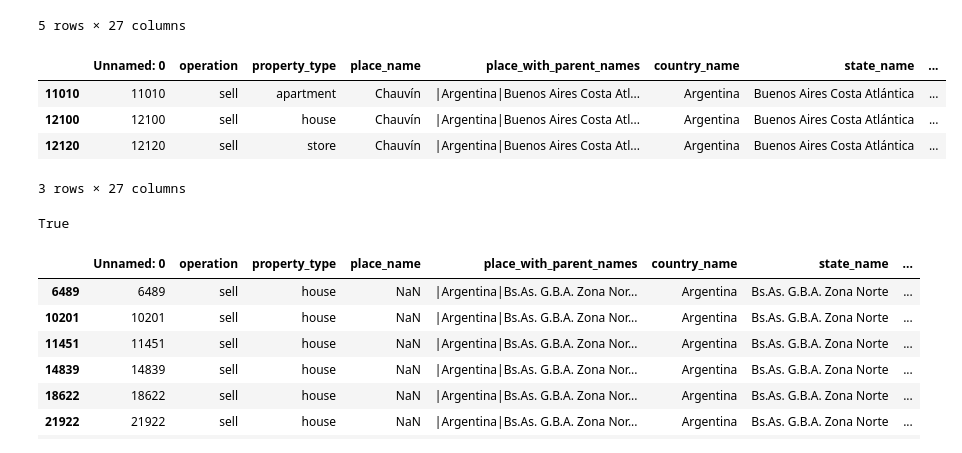
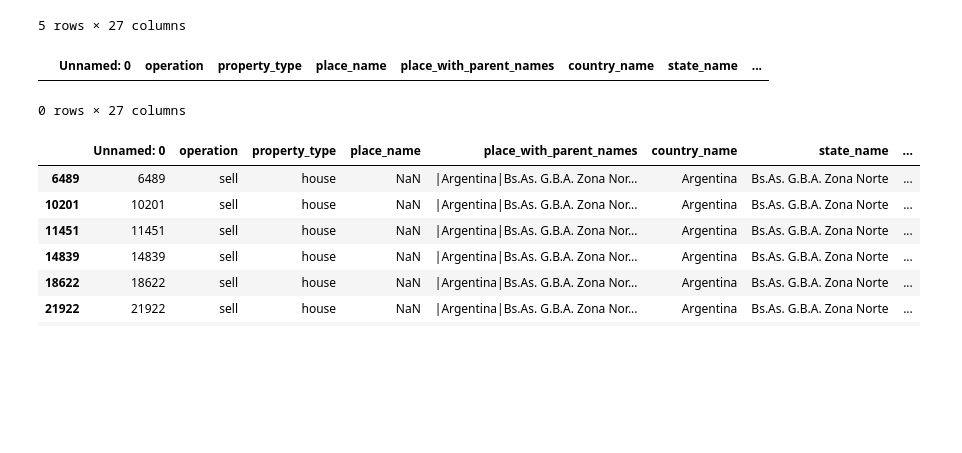
Before and after one commit to giustipatricio/grupo4-1120_ed_13, a Jupyter notebook: M2.ipynb, the cells around one changed output. Saved outputs shown, nothing was run; the diff lists cells and outputs as text; code cells hidden in the pictures; blank space fills up the shorter version.

```diff
--- a/M2.ipynb
+++ b/M2.ipynb
@@ -188,6 +198,8 @@ data[mdq_mask].head()
 | 71 | 71 | sell | PH | Mar del Plata | |Argentina|Buenos Aires Costa Atl... | Argentina | Buenos Aires Costa Atlántica | ... |
 5 rows × 27 columns
 # %%
+#estructuramos que cada una de los barrios de Mar del Plata ahora tenga incluido en su descripcion que pertenece a dicha ciudad
+#a fin de poder alcanzar el dato correctamente
 mdq_la_perla_mask = data["place_with_parent_names"] == "|Argentina|Buenos Aires Costa Atlántica|Mar del Plata|La Perla|"
 data.loc[mdq_la_perla_mask, "place_name_clean"] = "Mar del Plata La Perla"
 
@@ -318,49 +330,40 @@ mdq_hermitage_mask = data["place_with_parent_names"] =="|Argentina|Buenos Aires
 data.loc[mdq_hermitage_mask, "place_name_clean"] = "Mar del Plata Hermitage"
 
 mdq_bsarmiento_mask = data["place_with_parent_names"] =="|Argentina|Buenos Aires Costa Atlántica|Mar del Plata|Barrio Sarmiento|"
 data.loc[mdq_bsarmiento_mask, "place_name_clean"] = "Mar del Plata - Barrio Sarmiento"
 #
 mdq_alfar_mask = data["place_with_parent_names"] =="|Argentina|Buenos Aires Costa Atlántica|Mar del Plata|Alfar|"
 data.loc[mdq_alfar_mask, "place_name_clean"] = "Mar del Plata Alfar"
 
 mdq_gsanmartin_mask = data["place_with_parent_names"] =="|Argentina|Buenos Aires Costa Atlántica|Mar del Plata|Gral San Martin|"
 data.loc[mdq_gsanmartin_mask, "place_name_clean"] = "Mar del Plata Gral San Martin"
 
 mdq_faronorte_mask = data["place_with_parent_names"] =="|Argentina|Buenos Aires Costa Atlántica|Mar del Plata|Faro Norte|"
 data.loc[mdq_faronorte_mask, "place_name_clean"] = "Mar del Plata Faro Norte"
 
 mdq_puntaiglesia_mask = data["place_with_parent_names"] =="|Argentina|Buenos Aires Costa Atlántica|Mar del Plata|Punta Iglesia|"
 data.loc[mdq_puntaiglesia_mask, "place_name_clean"] = "Mar del Plata Punta Iglesia"
 
 mdq_pserena_mask = data["place_with_parent_names"] =="|Argentina|Buenos Aires Costa Atlántica|Mar del Plata|Playa Serena|"
 data.loc[mdq_pserena_mask, "place_name_clean"] = "Mar del Plata Playa Serena"
 
 mdq_juramento_mask = data["place_with_parent_names"] =="|Argentina|Buenos Aires Costa Atlántica|Mar del Plata|Juramento|"
 data.loc[mdq_juramento_mask, "place_name_clean"] = "Mar del Plata Juramento"
 
 mdq_bcamet_mask = data["place_with_parent_names"] =="|Argentina|Buenos Aires Costa Atlántica|Mar del Plata|Barrio Camet|"
 data.loc[mdq_bcamet_mask, "place_name_clean"] = "Mar del Plata Barrio Camet"
 
+#prueba la barrio
+placename_chauvin_mask = (data['place_name'] == "NaN")
 
-
-
-#prueba la perla
-placename_chauvin_mask = (data['place_name'] == "Chauvín")
-
-#print chauvin
+#print barrio
 data[placename_chauvin_mask].head(3)
 # %% [output]
 |  | Unnamed: 0 | operation | property_type | place_name | place_with_parent_names | country_name | state_name | ... |
-| 11010 | 11010 | sell | apartment | Chauvín | |Argentina|Buenos Aires Costa Atl... | Argentina | Buenos Aires Costa Atlántica | ... |
-| 12100 | 12100 | sell | house | Chauvín | |Argentina|Buenos Aires Costa Atl... | Argentina | Buenos Aires Costa Atlántica | ... |
-| 12120 | 12120 | sell | store | Chauvín | |Argentina|Buenos Aires Costa Atl... | Argentina | Buenos Aires Costa Atlántica | ... |
-3 rows × 27 columns
+0 rows × 27 columns
 # %%
 #corroboramos que todos que contienen mar del plata en la mascara Clean y en place_with_parent_names
 mdq_mask_clean = data['place_name_clean'].str.contains('Mar del Plata')
-any(mdq_mask == mdq_mask_clean)
-# %% [output]
-True
 # %%
 #buscamos todos los NaN
 nan_mask_clean = data['place_name'].isnull()
```
Also changed, not shown: parts of 26 cells of this notebook.
